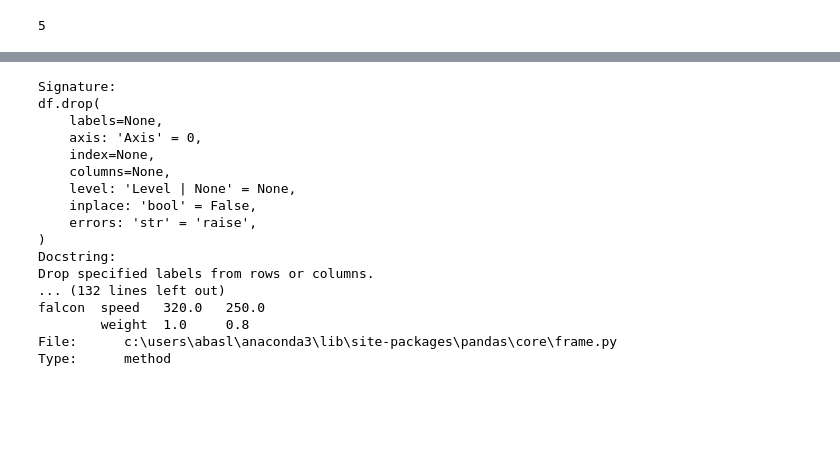
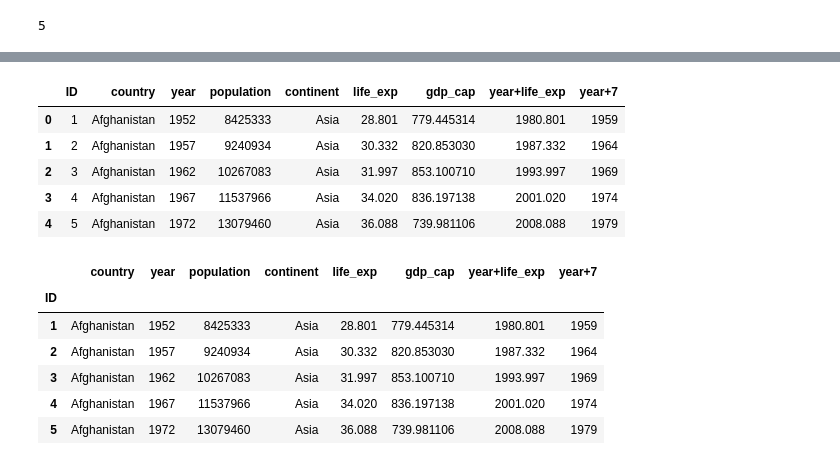
Before and after one commit to Abarajithan-Selvaraj/scaler-dsml-notes, a Jupyter notebook: 03 Python Libraries/pandas.ipynb, the cells around one changed output, grey strips where cells are left out. Saved outputs shown, nothing was run; the diff lists cells and outputs as text; code cells hidden in the pictures; blank space fills up the shorter version.

Commit message:
pandas-2 completed

```diff
--- a/03 Python Libraries/pandas.ipynb
+++ b/03 Python Libraries/pandas.ipynb
@@ -216 +239,4 @@ Name: continent, dtype: int64
+# %%
+# adding new column of data by using the existing column
+df['year+7'] = df['year'] + 7     # it's an inplace changes
 # %%
@@ -235,0 +251,4 @@ Type:      method
+# %%
+# adding two columns to create a new one
+df['year+life_exp'] = df['year'] + df['life_exp']   # similar data types can add based on the operand
+df.head()
@@ -236,20 +262,24 @@ Type:      method
+# %%
+# adding a new column with a new data
+df["ID"] = [i for i in range(1, 1705)]
+df.head()
+# %% [output]
+|  | ID | country | year | population | continent | life_exp | gdp_cap | year+life_exp | year+7 |
+| 0 | 1 | Afghanistan | 1952 | 8425333 | Asia | 28.801 | 779.445314 | 1980.801 | 1959 |
+| 1 | 2 | Afghanistan | 1957 | 9240934 | Asia | 30.332 | 820.853030 | 1987.332 | 1964 |
+| 2 | 3 | Afghanistan | 1962 | 10267083 | Asia | 31.997 | 853.100710 | 1993.997 | 1969 |
+| 3 | 4 | Afghanistan | 1967 | 11537966 | Asia | 34.020 | 836.197138 | 2001.020 | 1974 |
+| 4 | 5 | Afghanistan | 1972 | 13079460 | Asia | 36.088 | 739.981106 | 2008.088 | 1979 |
+# %%
+# can set any of the column as index
+df.set_index('ID', inplace=True)      # string can also go for index
 # %%
-df.drop?
+df.head()
 # %% [output]
-Signature:
-df.drop(
-    labels=None,
-    axis: 'Axis' = 0,
-    index=None,
-    columns=None,
-    level: 'Level | None' = None,
-    inplace: 'bool' = False,
-    errors: 'str' = 'raise',
-)
-Docstring:
-Drop specified labels from rows or columns.
-... (132 lines left out)
-falcon  speed   320.0   250.0
-        weight  1.0     0.8
-File:      c:\users\abasl\anaconda3\lib\site-packages\pandas\core\frame.py
-Type:      method
+|  | country | year | population | continent | life_exp | gdp_cap | year+life_exp | year+7 |
+| ID |  |  |  |  |  |  |  |  |
+| 1 | Afghanistan | 1952 | 8425333 | Asia | 28.801 | 779.445314 | 1980.801 | 1959 |
+| 2 | Afghanistan | 1957 | 9240934 | Asia | 30.332 | 820.853030 | 1987.332 | 1964 |
+| 3 | Afghanistan | 1962 | 10267083 | Asia | 31.997 | 853.100710 | 1993.997 | 1969 |
+| 4 | Afghanistan | 1967 | 11537966 | Asia | 34.020 | 836.197138 | 2001.020 | 1974 |
+| 5 | Afghanistan | 1972 | 13079460 | Asia | 36.088 | 739.981106 | 2008.088 | 1979 |
```
Also changed, not shown: parts of 44 cells of this notebook.
